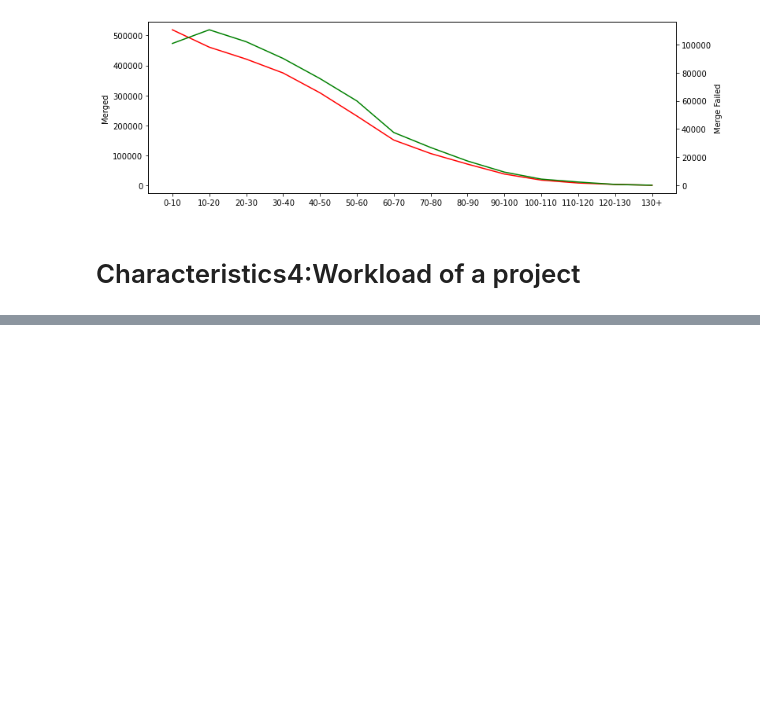
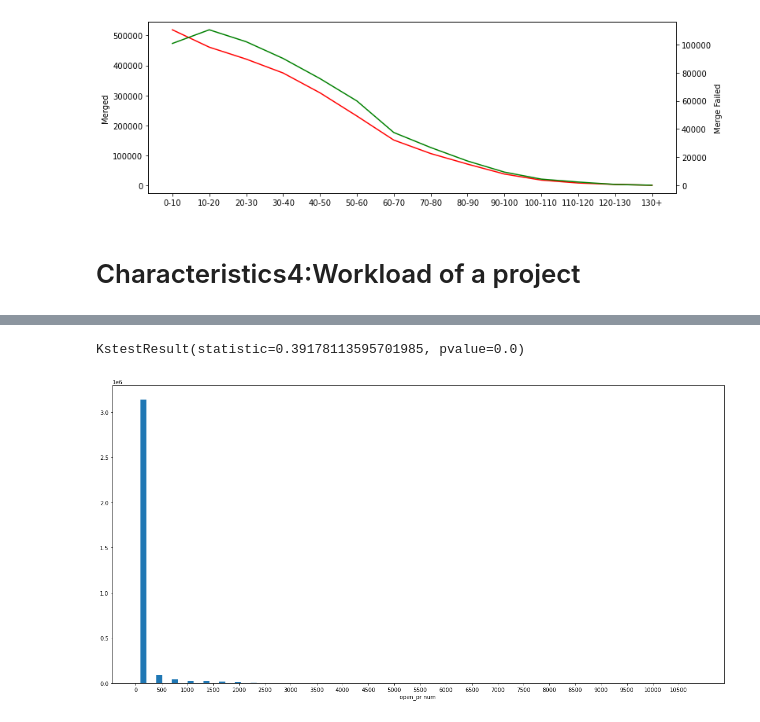
Before and after one commit to vitaminvaf/MSc-Project, a Jupyter notebook: Source code/Data analysis.ipynb, the cells around one changed output, grey strips where cells are left out. Drawn from its saved outputs; the diff is of its cells as text; code cells hidden in the pictures; blank space fills up the shorter version.

```diff
--- a/Source code/Data analysis.ipynb
+++ b/Source code/Data analysis.ipynb
@@ -540,3 +566,6 @@ picture_sameX_plot(age_Merged,age_Merge_Failed,age_name)
 [figure]
 # %% [markdown]
 # Characteristics4:Workload of a project
+# %%
+workload_of_project = Project_feature_data[['open_pr_num','merged_or_not']]
+workload_of_project
@@ -542,0 +586,12 @@ picture_sameX_plot(age_Merged,age_Merge_Failed,age_name)
+# %%
+u=workload_of_project['open_pr_num'].mean()
+std = workload_of_project['open_pr_num'].std()
+stats.kstest(workload_of_project['open_pr_num'],'norm',(u,std))
+# %% [output]
+KstestResult(statistic=0.39178113595701985, pvalue=0.0)
+# %%
+workload_num = workload_of_project['open_pr_num'].values.tolist()
+bin=int((max(workload_num)-min(workload_num))/300)
+picturehist(workload_num,min(workload_num),max(workload_num),500,bin,0.4,'open_pr num ')
+# %% [output]
+[figure, added]
```
Also changed, not shown: parts of 30 cells of this notebook.
